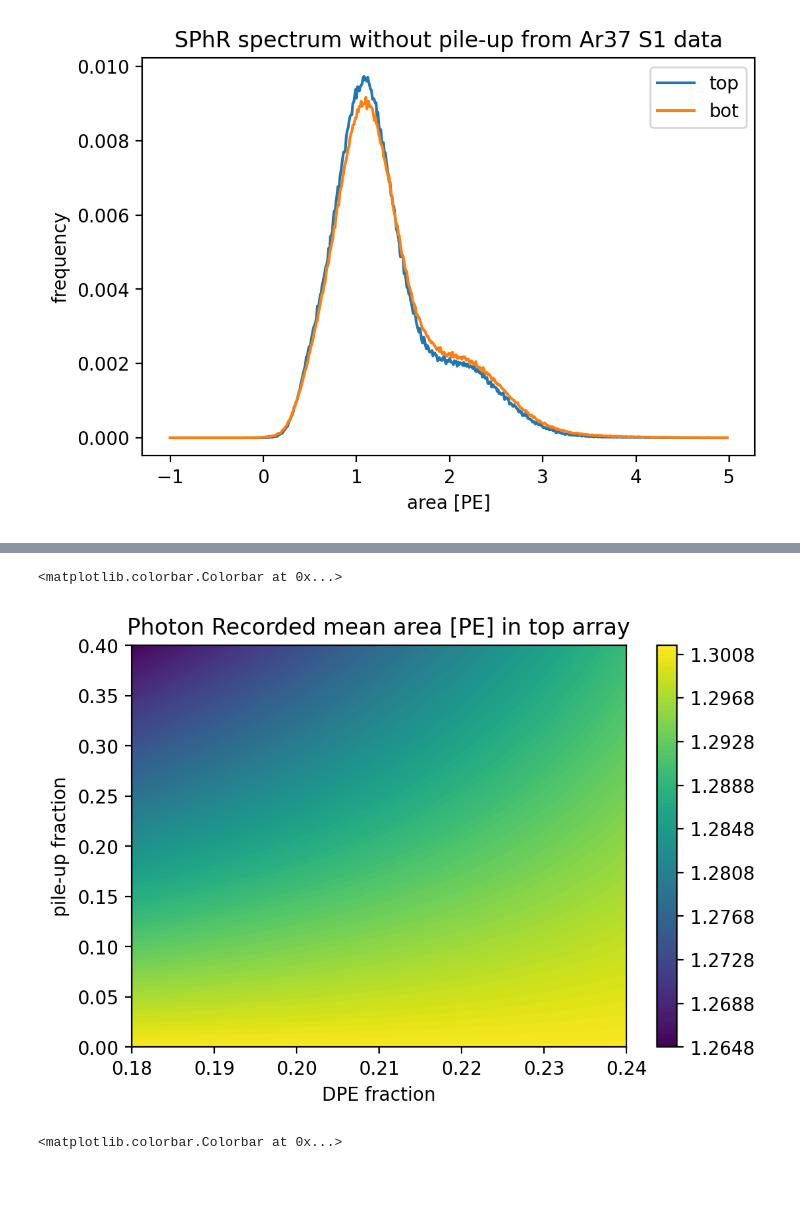
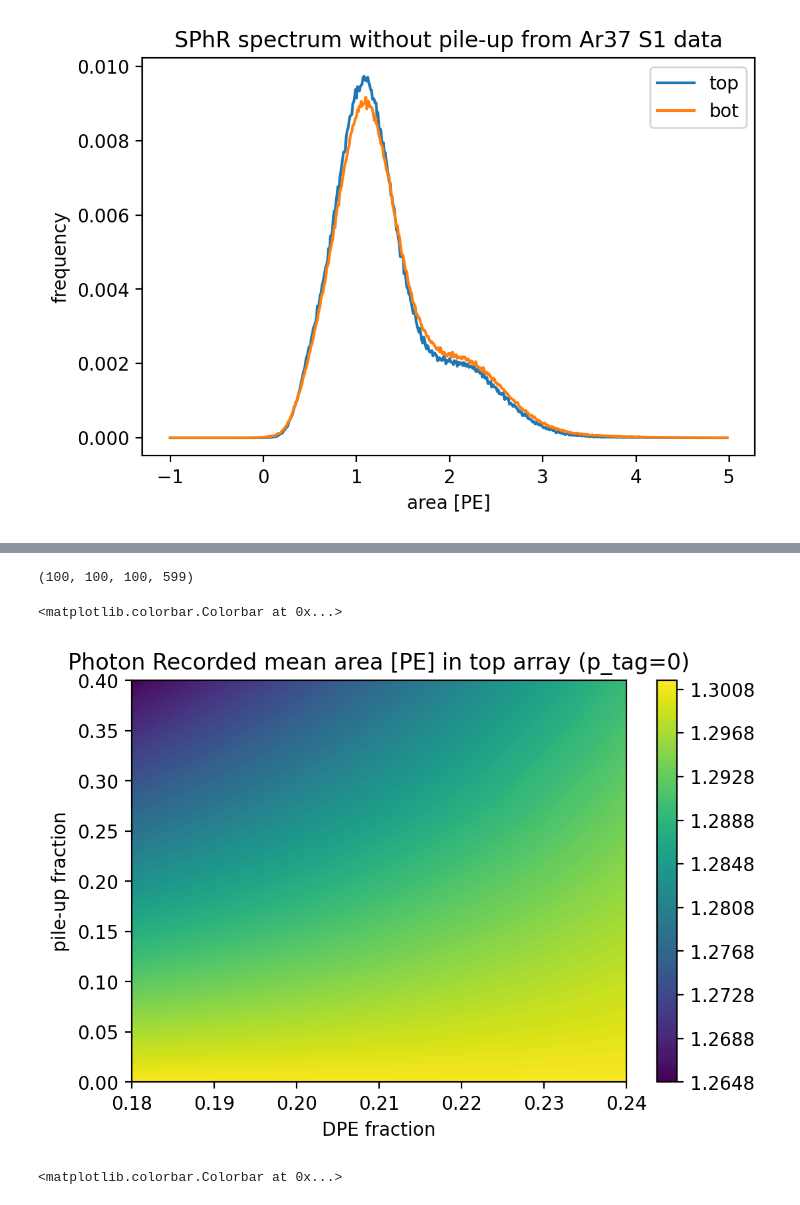
Before and after one commit to FaroutYLq/combpile, a Jupyter notebook: dev.ipynb, the cells around one changed output, grey strips where cells are left out. Saved outputs shown, nothing was run; the diff lists cells and outputs as text; code cells hidden in the pictures.

```diff
--- a/dev.ipynb
+++ b/dev.ipynb
@@ -438,5 +557,5 @@ plt.legend()
 <matplotlib.legend.Legend at 0x...>
 [figure]
 # %%
-dpes, pile_probs, avg_phr_areas_top = spectrums.get_avg_phr_area(True)
-dpes, pile_probs, avg_phr_areas_bot = spectrums.get_avg_phr_area(False)
+dpes, pile_probs, tag_probs, avg_phr_areas_top = spectrums.get_avg_phr_area(True)
+dpes, pile_probs, tag_probs, avg_phr_areas_bot = spectrums.get_avg_phr_area(False)
@@ -466,14 +562,18 @@ array([0.18      , 0.18060606, 0.18121212, 0.18181818, 0.18242424,
+# %%
+np.shape(avg_phr_areas_top)
+# %% [output]
+(100, 100, 100, 599)
 # %%
 plt.figure(dpi=200)
 x,y = np.meshgrid(dpes, pile_probs)
-plt.contourf(x, y, np.sum(sphr_areas_indices*avg_phr_areas_top,axis=2).transpose(),levels=100)
+plt.contourf(x, y, np.sum(sphr_areas_indices*avg_phr_areas_top[:,:,0,:],axis=2).transpose(),levels=100)
 plt.xlabel('DPE fraction')
 plt.ylabel('pile-up fraction')
-plt.title('Photon Recorded mean area [PE] in top array')
+plt.title('Photon Recorded mean area [PE] in top array (p_tag=0)')
 plt.colorbar()
 # %% [output]
 <matplotlib.colorbar.Colorbar at 0x...>
-[figure, old version]
+[figure, new version]
 # %%
 plt.figure(dpi=200)
 x,y = np.meshgrid(dpes, pile_probs)
```
Also changed, not shown: parts of 27 cells of this notebook.
